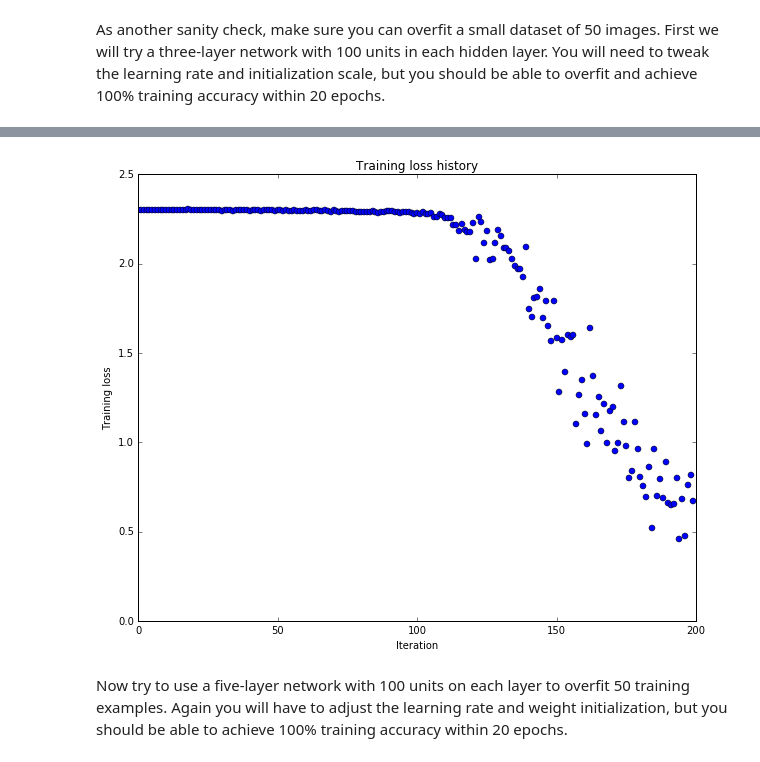
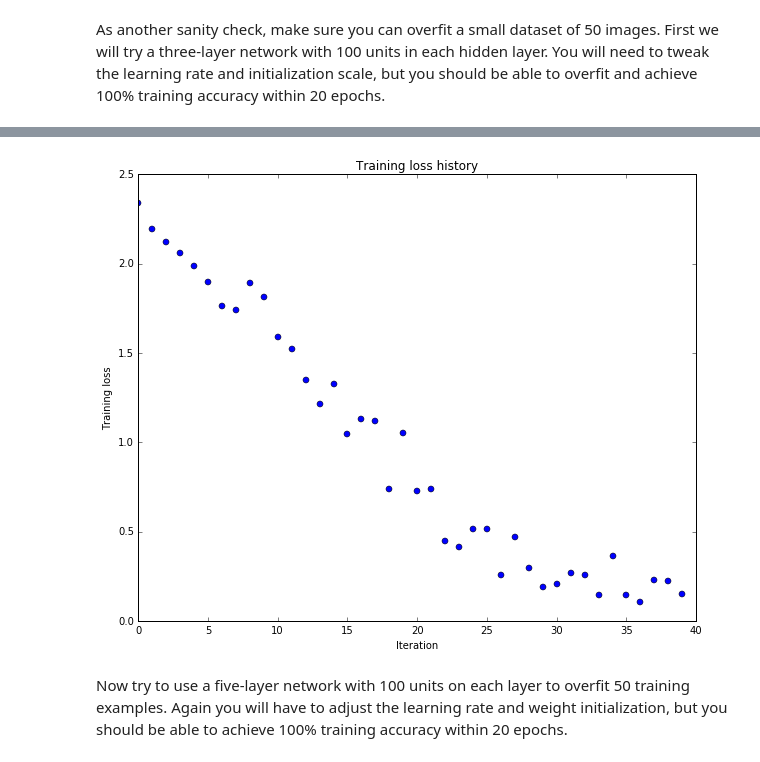
Before and after one commit to maxim5/original-machine-learning, a Jupyter notebook: gist/cs231n-convnets-2016/assignment-2/assignment2/FullyConnectedNets.ipynb, the cells around one changed output, grey strips where cells are left out. Saved outputs shown, nothing was run; the diff lists cells and outputs as text; code cells hidden in the pictures.

```diff
--- a/gist/cs231n-convnets-2016/assignment-2/assignment2/FullyConnectedNets.ipynb
+++ b/gist/cs231n-convnets-2016/assignment-2/assignment2/FullyConnectedNets.ipynb
@@ -421,11 +414,11 @@ small_data = {
   'y_val': data['y_val'],
 }
 
-weight_scale = 1e-3
-learning_rate = 6e-3
+weight_scale = 0.009356
+learning_rate = 0.006858
 model = FullyConnectedNet([100, 100], weight_scale=weight_scale, dtype=np.float64)
 solver = Solver(model, small_data,
-                print_every=10, num_epochs=100, batch_size=25,
+                print_every=10, num_epochs=20, batch_size=25,
                 update_rule='sgd',
                 optim_config={
                   'learning_rate': learning_rate,
@@ -458,4 +451,4 @@ plt.show()
-[figure, old version]
+[figure, new version]
 # %% [markdown]
 Now try to use a five-layer network with 100 units on each layer to overfit 50 training examples. Again you will have to adjust the learning rate and weight initialization, but you should be able to achieve 100% training accuracy within 20 epochs.
 # %%
```
Also changed, not shown: parts of 12 cells of this notebook, 1 other file.
